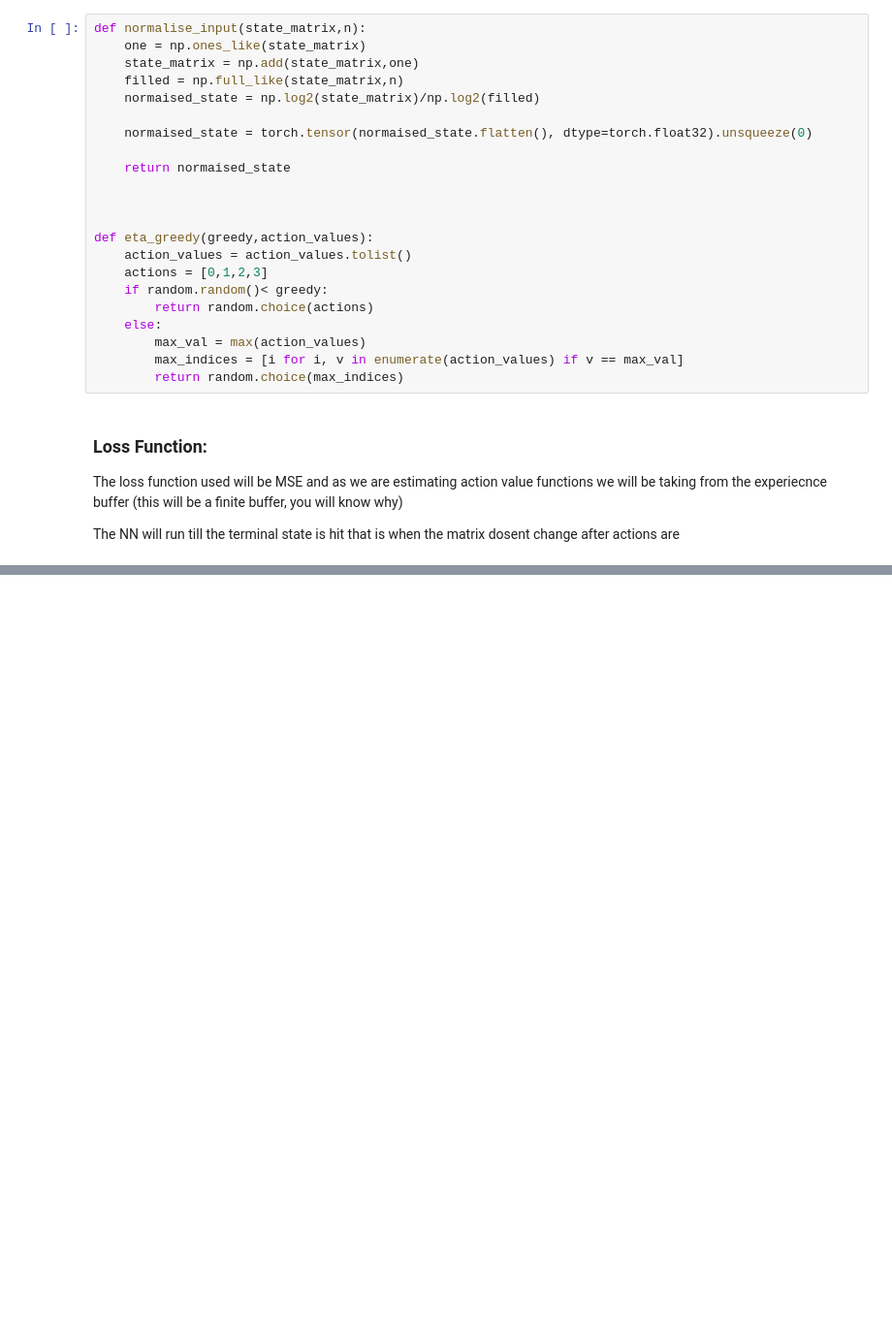
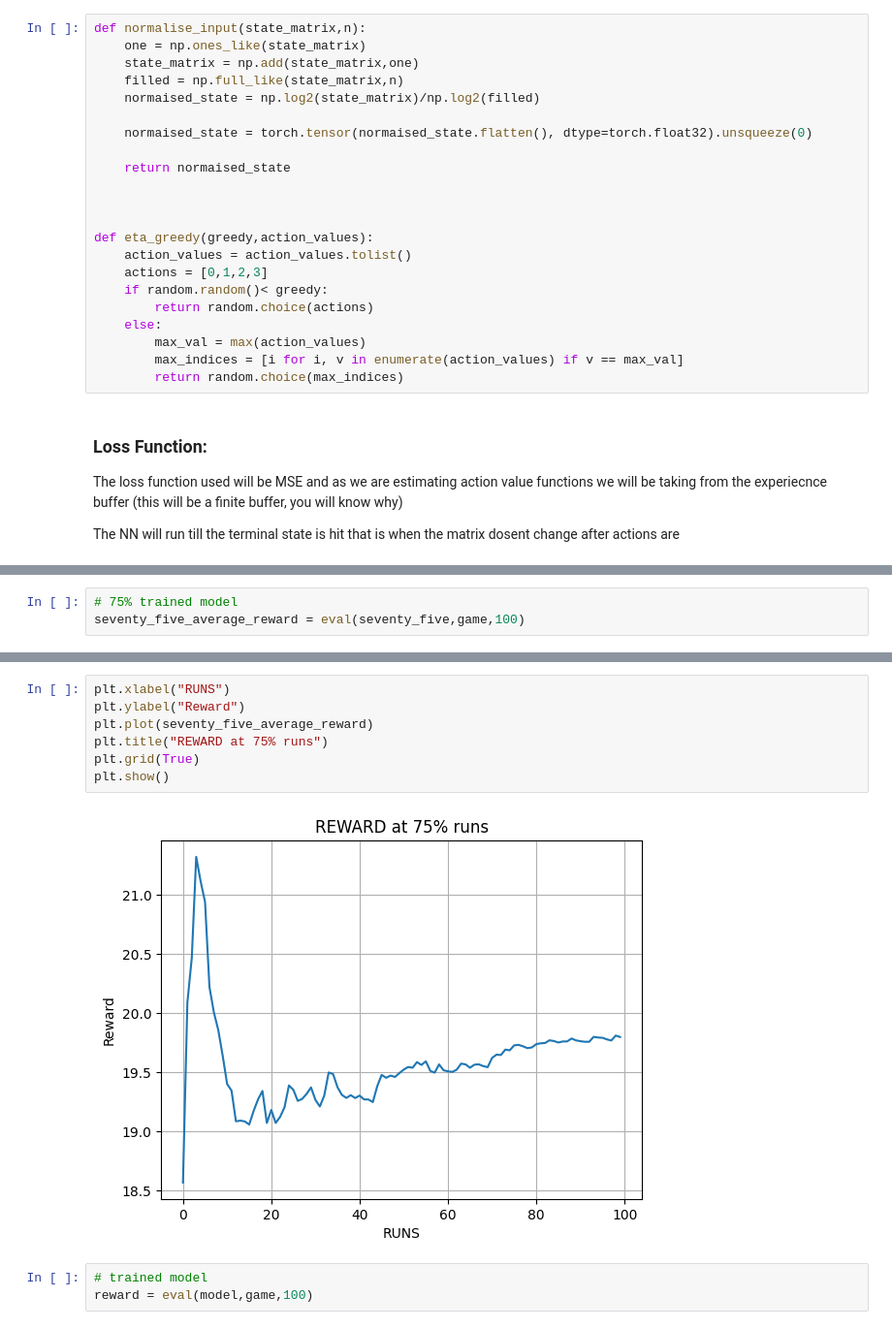
Before and after one commit to chiragraokv/Reinforcement_Learning, a Jupyter notebook: 2048_DQN/numeric_dqn.ipynb, the cells around one changed output, grey strips where cells are left out. Shown: that part at 97% size. Cells and saved outputs as stored; diff of their text form; blank space fills up the shorter version.

```diff
--- a/2048_DQN/numeric_dqn.ipynb
+++ b/2048_DQN/numeric_dqn.ipynb
@@ -347,0 +200,3 @@ plt.show()
+# %%
+# 75% trained model
+seventy_five_average_reward = eval(seventy_five,game,100)
@@ -347,0 +223,12 @@ plt.show()
+# %%
+plt.xlabel("RUNS")
+plt.ylabel("Reward")
+plt.plot(seventy_five_average_reward)
+plt.title("REWARD at 75% runs")
+plt.grid(True)
+plt.show()
+# %% [output]
+[figure, added]
+# %%
+# trained model
+reward = eval(model,game,100)
```
Also changed, not shown: parts of 14 cells of this notebook.
